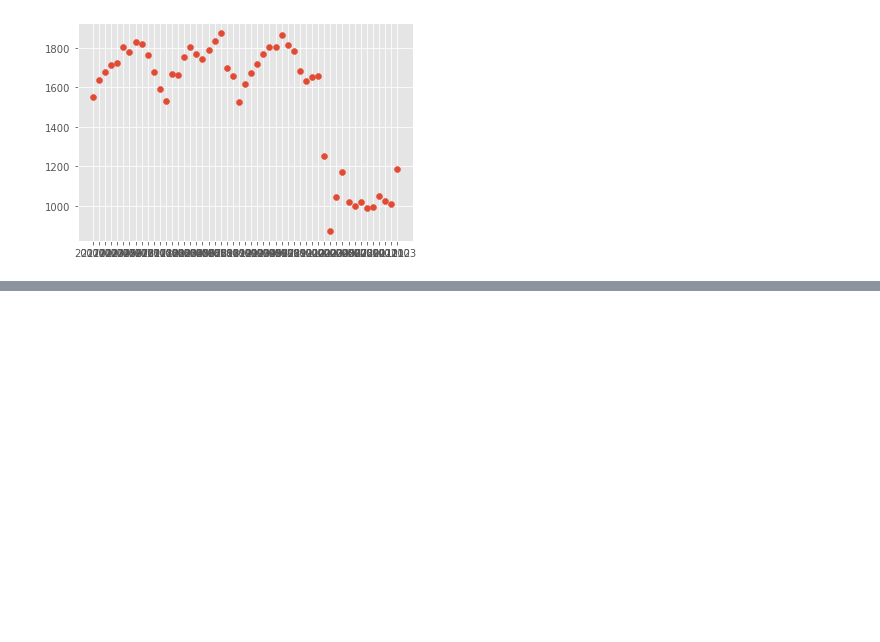
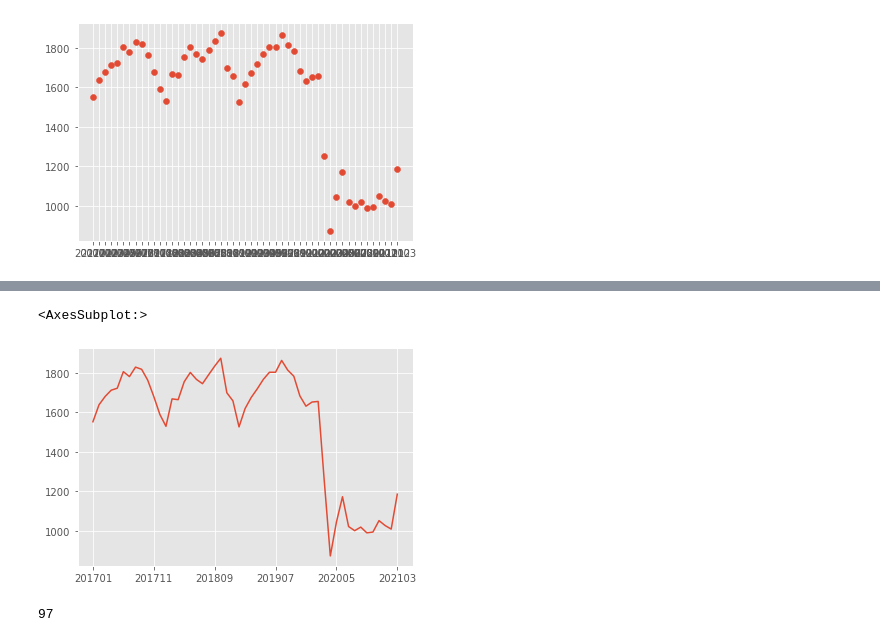
Before and after one commit to gopalsharath/pitt-bus-ridership, a Jupyter notebook: Project 1 Sharath.v1.ipynb, the cells around one changed output, grey strips where cells are left out. Cells and saved outputs as stored; diff of their text form; code cells hidden in the pictures; blank space fills up the shorter version.

```diff
--- a/Project 1 Sharath.v1.ipynb
+++ b/Project 1 Sharath.v1.ipynb
@@ -786,0 +857,2 @@ plt.scatter(x=pd.Series(list(map(lambda x: str(x), tmp1.columns))),y=tmp1.iloc[1
+# %%
+srs_b_wk_1=pa_df2_b_wk_1.set_index('year_month').loc[:,'avg_riders']
@@ -788,0 +914,9 @@ pd.Series(list(map(lambda x: str(x), tmp1.columns)))
+# %%
+srs_b_wk_1.plot.line(y='avg_riders')
+# %% [output]
+<AxesSubplot:>
+[figure, added]
+# %%
+len(set(pa_df2_b_wk['route']))
+# %% [output]
+97
```
Also changed, not shown: parts of 48 cells of this notebook, 2 other files.
